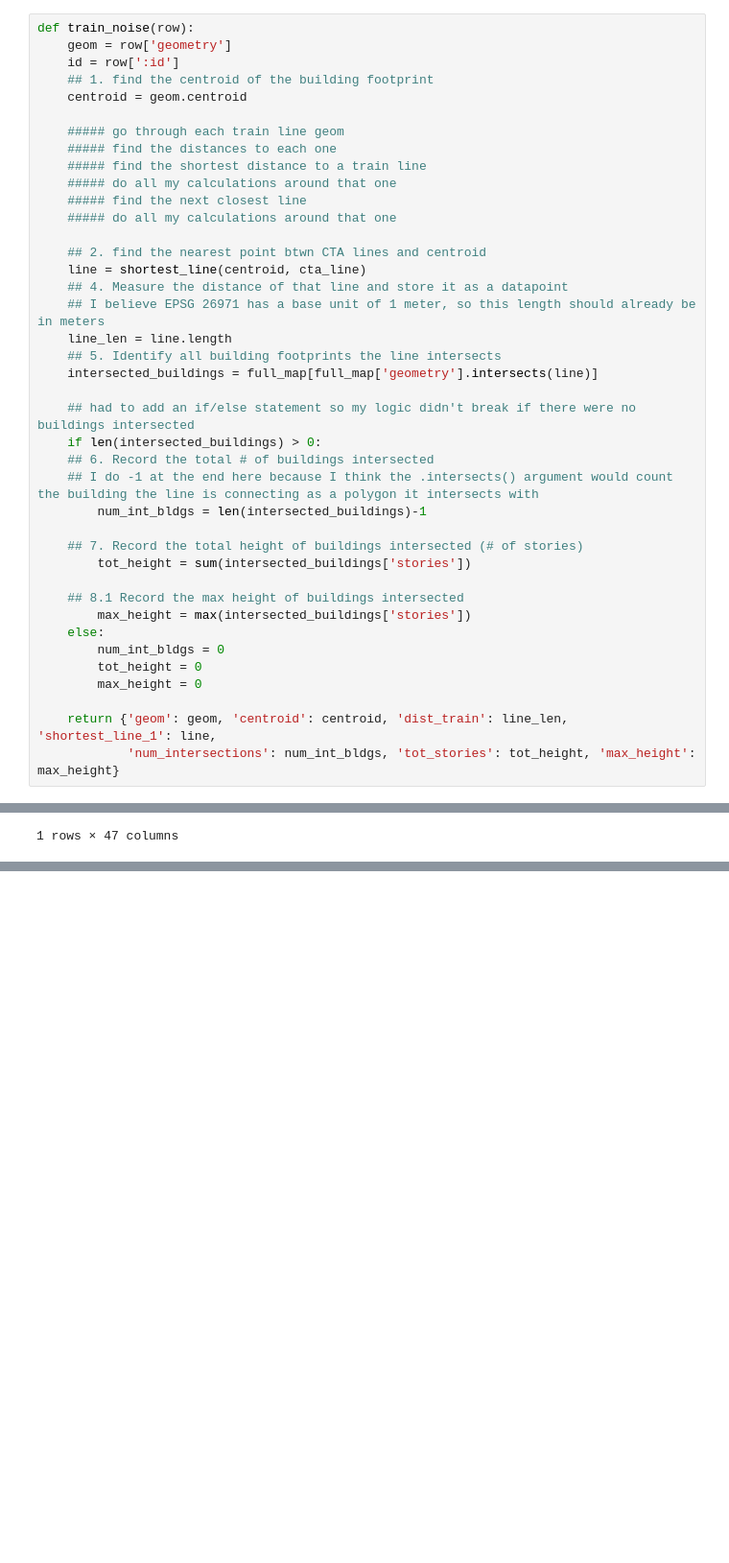
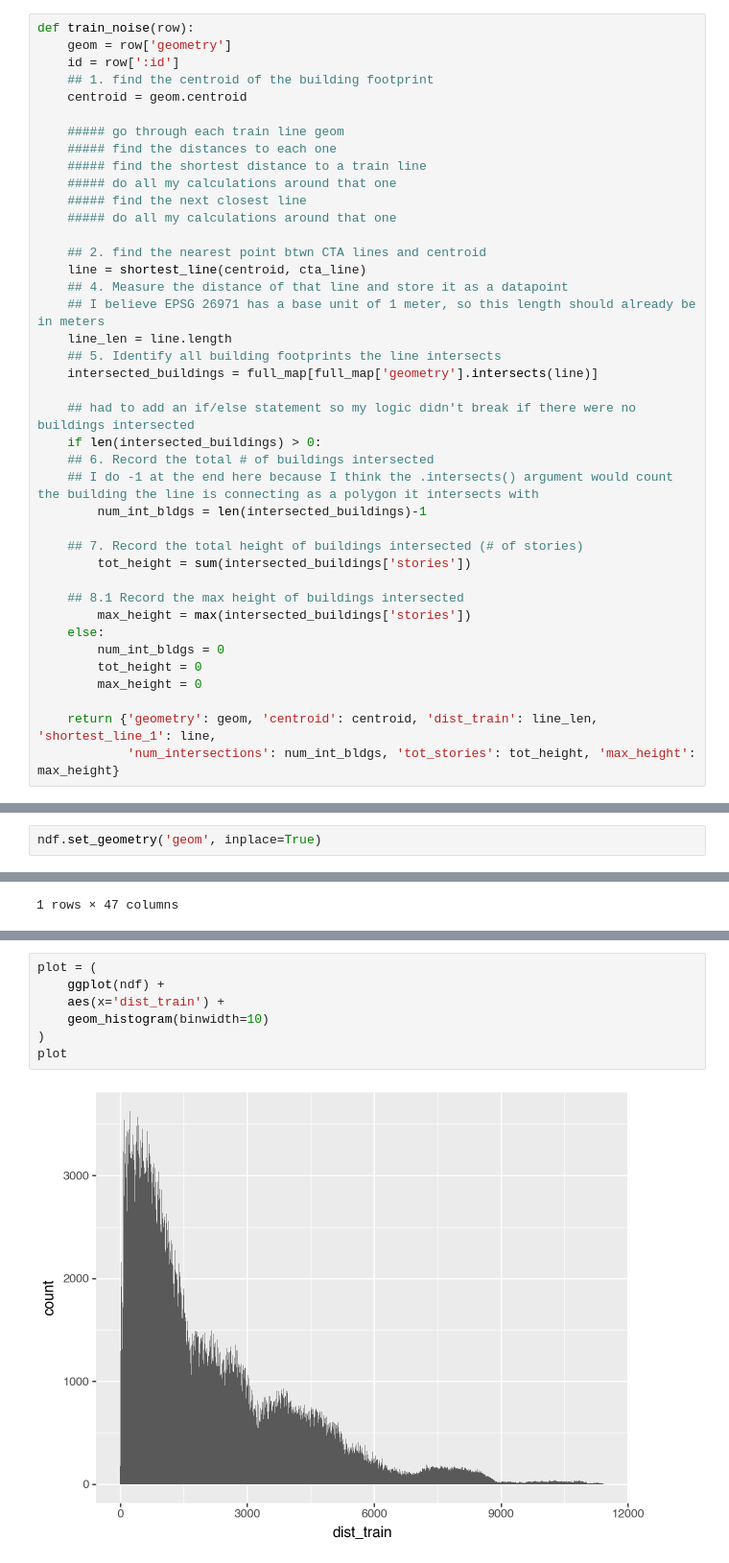
Before and after one commit to hgorledeenn/chi_bldg_footprints, a Jupyter notebook: 4_full_bldg_analysis.ipynb, the cells around one changed output, grey strips where cells are left out. Shown at 96% size. Saved outputs shown, nothing was run; the diff lists cells and outputs as text; blank space fills up the shorter version.

```diff
--- a/4_full_bldg_analysis.ipynb
+++ b/4_full_bldg_analysis.ipynb
@@ -87,10 +88,12 @@ def train_noise(row):
         tot_height = 0
         max_height = 0
 
-    return {'geom': geom, 'centroid': centroid, 'dist_train': line_len, 'shortest_line_1': line,
+    return {'geometry': geom, 'centroid': centroid, 'dist_train': line_len, 'shortest_line_1': line,
             'num_intersections': num_int_bldgs, 'tot_stories': tot_height, 'max_height': max_height}
 # %%
 from tqdm import tqdm
 tqdm.pandas(desc="Train noise")
 
 ndf = full_map.progress_apply(train_noise, axis=1, result_type='expand')
+# %%
+ndf.set_geometry('geom', inplace=True)
@@ -108,0 +136,9 @@ full_map[full_map[':id']=="row-deiv~cv2p.hsft"]
+# %%
+plot = (
+    ggplot(ndf) +
+    aes(x='dist_train') +
+    geom_histogram(binwidth=10)
+)
+plot
+# %% [output]
+[figure, added]
```
Also changed, not shown: parts of 11 cells of this notebook.
